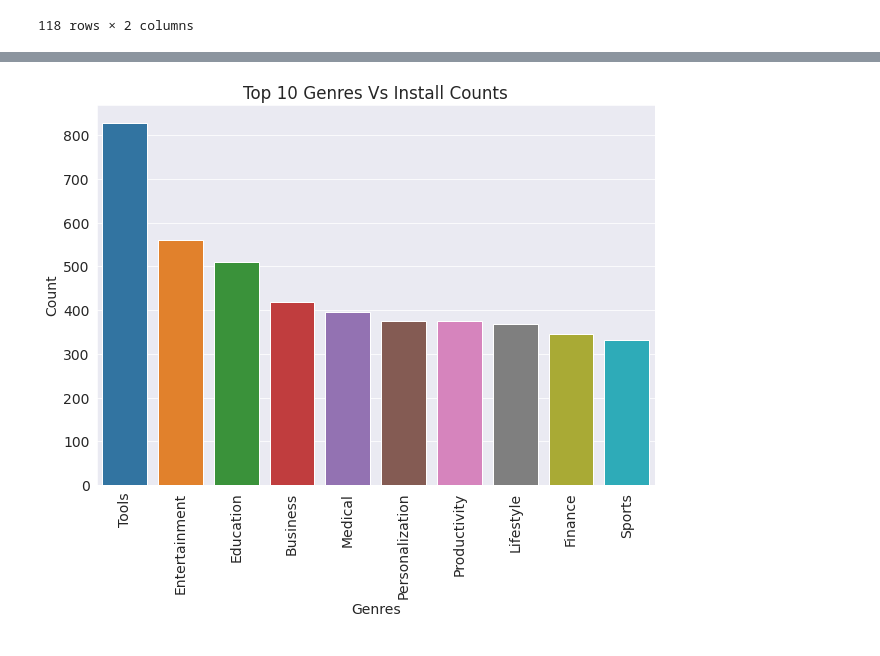
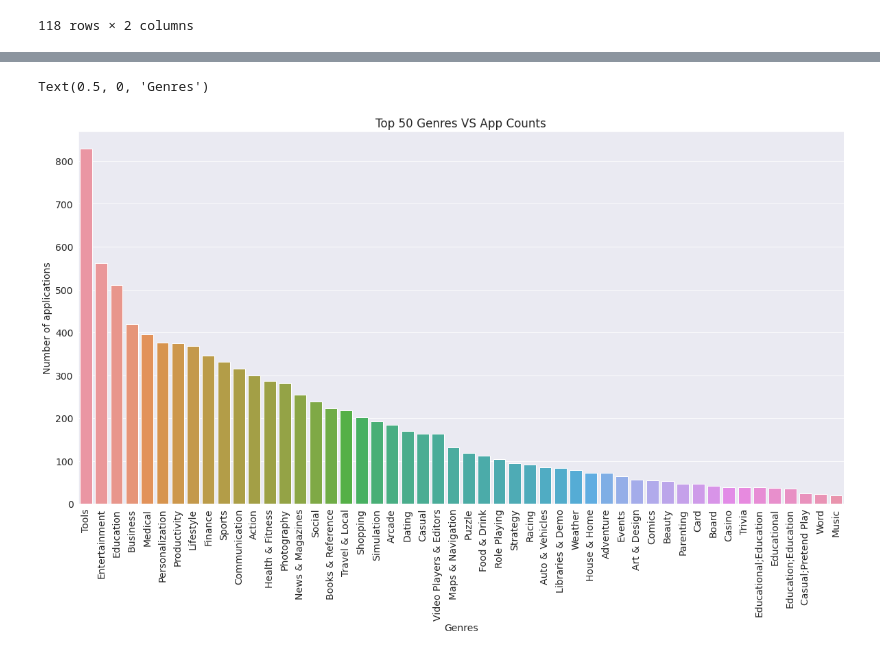
Before and after one commit to HariTarz/Play-Store-App-Review-Analysis, a Jupyter notebook: Play_Store_App_Review_Analysis_Capstone_Project.ipynb, the cells around one changed output, grey strips where cells are left out. Drawn from its saved outputs; the diff is of its cells as text; code cells hidden in the pictures.

```diff
--- a/Play_Store_App_Review_Analysis_Capstone_Project.ipynb
+++ b/Play_Store_App_Review_Analysis_Capstone_Project.ipynb
@@ -197,11 +198,6 @@ Name: App, Length: 9659, dtype: int64
 #taking all the last rows of data for each app
 ps_last_r_df = playstore_df.groupby('App').tail(1).reset_index()
 app_rev_max_df = ps_last_r_df.loc[ps_last_r_df.groupby(['App'])['Reviews'].idxmax()]
-# %%
-sns.set_style('darkgrid')
-plt.rcParams['font.size'] = 14
-plt.rcParams['figure.figsize'] = (9, 5)
-plt.rcParams['figure.facecolor'] = '#00000000'
 # %%
 top_genres = app_rev_max_df.Genres.value_counts().reset_index().rename(columns={'Genres':'Count','index':'Genres'})
 # %%
@@ -241,0 +237,3 @@ genres_installs
+# %%
+genres_ratings = app_rev_max_df.groupby(['Genres'])[['Rating']].mean()
+genres_ratings
@@ -242,3 +255,5 @@ genres_installs
 # %%
 top_genres_installs = pd.merge(top_genres, genres_installs, on='Genres')
-top_10_genres_installs = top_genres_installs.head(10)
+top_genres_installs_ratings = pd.merge(top_genres_installs, genres_ratings, on='Genres')
+top_50_genres = top_genres_installs_ratings.head(50)
+top_50_genres
@@ -245,10 +278,11 @@ top_10_genres_installs = top_genres_installs.head(10)
-# %%
-plt.figure(figsize=(10,7))
-plt.xticks(rotation=90)
-plt.xlabel("Genres")
-plt.ylabel("Number of application")
-plt.title("Top 10 Genres Vs Install Counts")
-sns.barplot(top_10_genres_installs.Genres, top_10_genres_installs.Count)
-plt.show()
-# %% [output]
-[figure, removed]
+# %%
+sns.barplot(top_50_genres.Genres, top_50_genres.Count)
+plt.rcParams['figure.figsize'] = (20, 10)
+plt.rc('font', size=14)
+plt.xticks(rotation=90)
+plt.title('Top 50 Genres VS App Counts')
+plt.ylabel('Number of applications')
+plt.xlabel('Genres')
+# %% [output]
+Text(0.5, 0, 'Genres')
+[figure, added]
```
Also changed, not shown: parts of 10 cells of this notebook.
